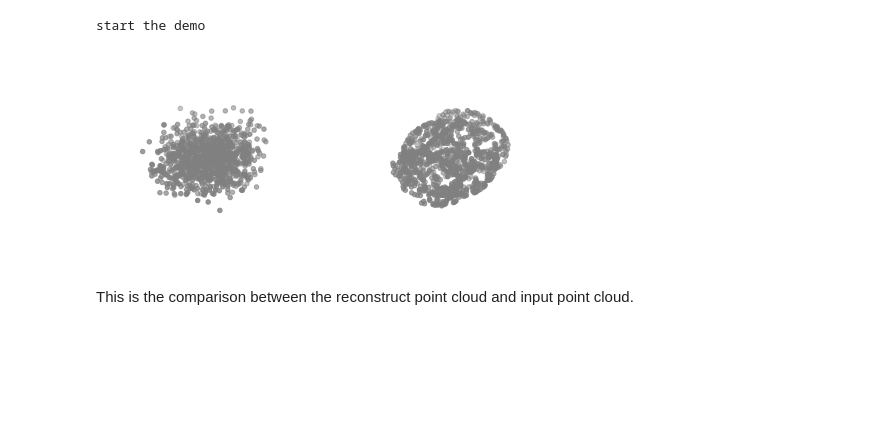
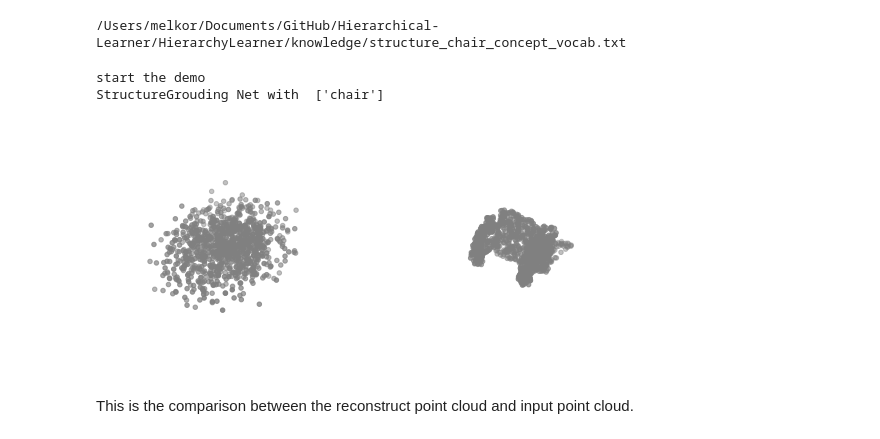
Before and after one commit to ZongjingLi/Hierarchical-Learner, a Jupyter notebook: HierarchyLearner/demoseq.ipynb, the cells around one changed output. Cells and saved outputs as stored; diff of their text form; code cells hidden in the pictures; blank space fills up the shorter version.

```diff
--- a/HierarchyLearner/demoseq.ipynb
+++ b/HierarchyLearner/demoseq.ipynb
@@ -68,7 +72,7 @@ argparser.add_argument("--optimizer",               default = "Adam")
 argparser.add_argument("--lr",                      default = 2e-4)
 argparser.add_argument("--batch_size",              default = 1)
 argparser.add_argument("--dataset",                 default = "StructureNet")
-argparser.add_argument("--category",                default = ["vase"])
+argparser.add_argument("--category",                default = ["chair"])
 argparser.add_argument("--freeze_perception",       default = False)
 argparser.add_argument("--concept_type",            default = False)
 
@@ -100,42 +104,45 @@ if __name__ == "__main__":
     args.checkpoint_dir = "checkpoints/KFT_StructureNet_0.ckpt"
 
 model = Halearner(config)
+# %% [output]
+/Users/melkor/Documents/GitHub/Hierarchical-Learner/HierarchyLearner/knowledge/structure_chair_concept_vocab.txt
 # %%
 
 print("start the demo")
 
 B = 1
 if args.dataset == "StructureNet":
-    dataset = StructureGroundingDataset(config, category="vase", split = "train")
+    dataset = StructureGroundingDataset(config, category=args.category, split = "train")
 if args.dataset == "Multistruct":dataset = multistructnet4096("train","airplane", False)
 dataloader = DataLoader(dataset, batch_size = B, shuffle = False)
 
 # [Get A Sample Data]
 itr = 0
 for sample in dataloader:
     sample, gt = sample
     itr += 1
     if itr == 2:
         break
 
 model.perception.split_components = True
 outputs = model.perception(sample)
 
 components = outputs["components"]
 
 coords = outputs["recon_pc"].detach()
 n = coords.shape[0]
 coords_colors = torch.ones([n,3]) * 0.5
 
 in_coords = sample["point_cloud"][0]
 n = in_coords.shape[0]
 in_colors = torch.ones([n,3]) * 0.5
 input_pcs = [(coords,coords_colors),[in_coords, in_colors]]
 
 visualize_pointcloud(input_pcs)
 # %% [output]
 start the demo
+StructureGrouding Net with  ['chair']
-[figure, old version]
+[figure, new version]
 # %% [markdown]
 This is the comparison between the reconstruct point cloud and input point cloud.
 # %%
```
Also changed, not shown: parts of 8 cells of this notebook, 23 other files.
